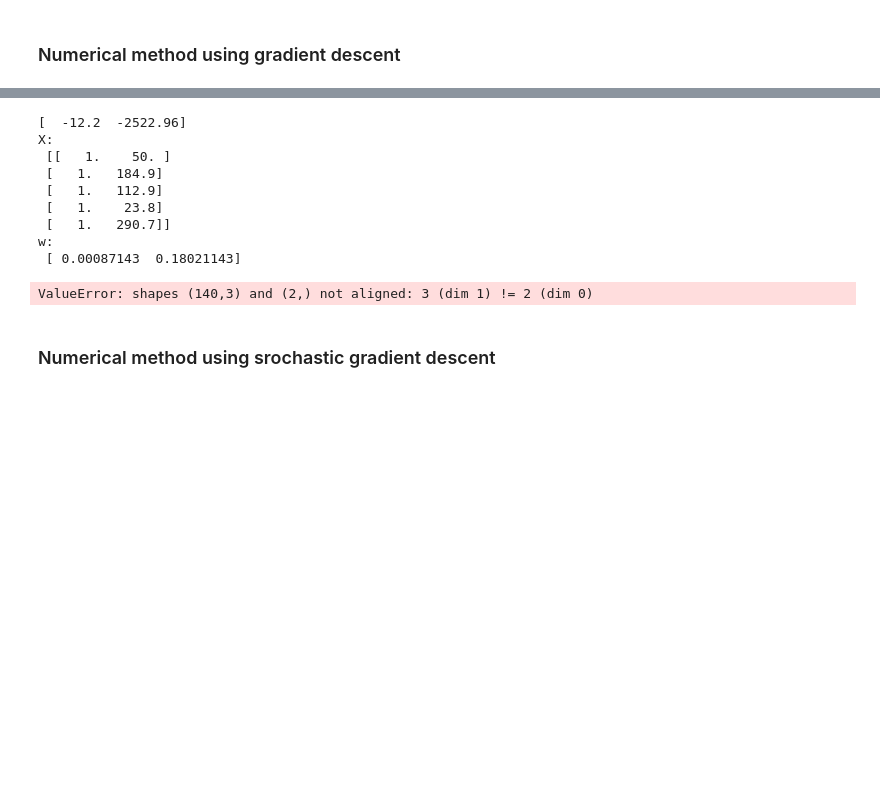
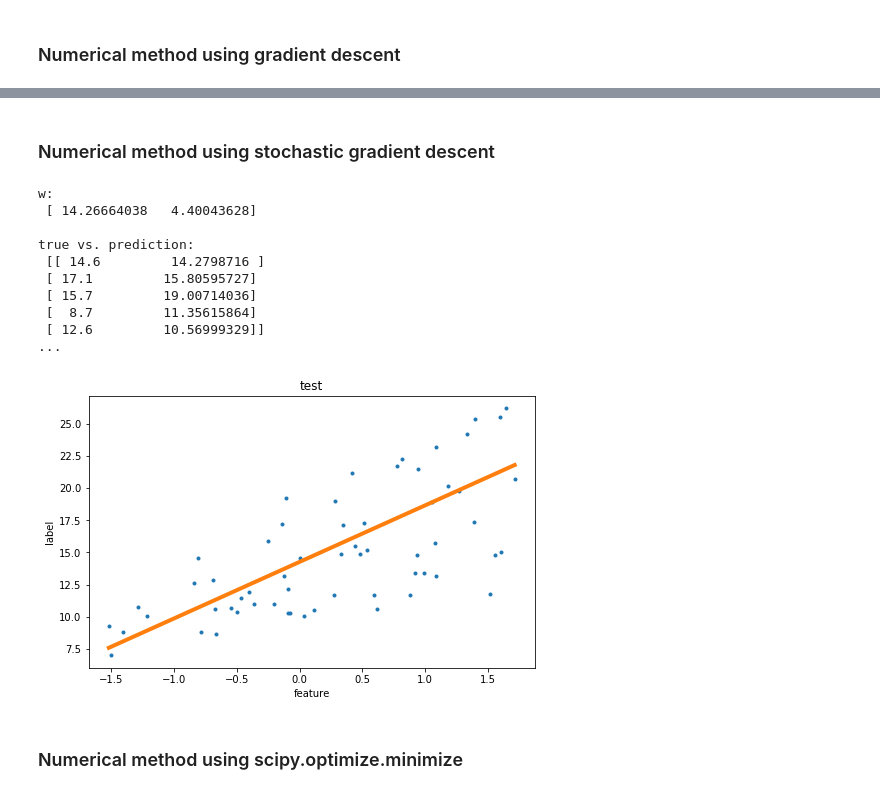
Before and after one commit to Antonyo314/dru-ML-algorithms, a Jupyter notebook: 1. LinearRegression.ipynb, the cells around one changed output, grey strips where cells are left out. Drawn from its saved outputs; the diff is of its cells as text; code cells hidden in the pictures; blank space fills up the shorter version.

```diff
--- a/1. LinearRegression.ipynb
+++ b/1. LinearRegression.ipynb
@@ -135,19 +291,27 @@ w:
+# %% [markdown]
+### Numerical method using stochastic gradient descent
 # %%
 w0 = np.array([1,0])
-w = linear_regression_fit(train_data, train_labels, minimize='st_grad_desc', loss_f='mse')
-print_and_plot(w,test_labels,linear_regression_prediction(test_data,w))
+w = linear_regression_fit(train_data, train_labels,
+                          minimize='st_grad_desc', eta=0.1)
+
+print_result(w,test_labels,linear_prediction(w, test_data))
+if train_data.shape[1] == 1:
+    #plot_for_one_feature(train_data, train_labels, w, 'train')
+    plot_for_one_feature(test_data, test_labels, w, 'test')
 # %% [output]
-[  -12.2  -2522.96]
-X:
- [[   1.    50. ]
- [   1.   184.9]
- [   1.   112.9]
- [   1.    23.8]
- [   1.   290.7]]
 w:
- [ 0.00087143  0.18021143]
+ [ 14.26664038   4.40043628]
+
+true vs. prediction:
+ [[ 14.6         14.2798716 ]
+ [ 17.1         15.80595727]
+ [ 15.7         19.00714036]
+ [  8.7         11.35615864]
+ [ 12.6         10.56999329]]
+...
-ValueError: shapes (140,3) and (2,) not aligned: 3 (dim 1) != 2 (dim 0)
+[figure, added]
 # %% [markdown]
-### Numerical method using srochastic gradient descent
+### Numerical method using scipy.optimize.minimize
 # %%
 w0 = np.array([1,0])
```
Also changed, not shown: parts of 39 cells of this notebook.
